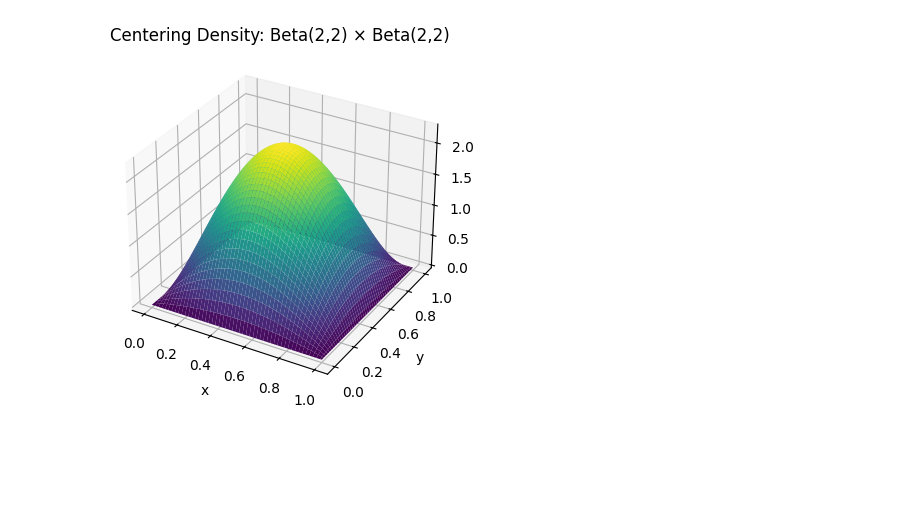
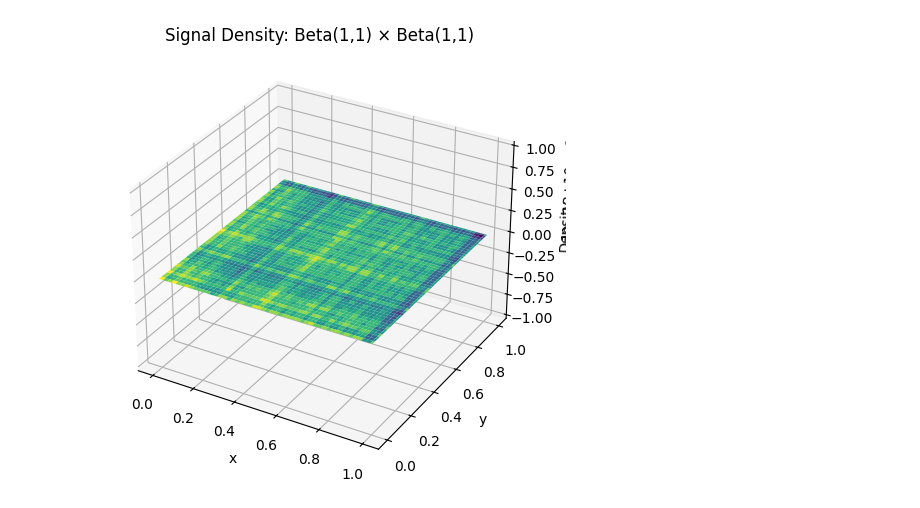
Before and after one commit to lliu426/wcETEL, a Jupyter notebook: wcETEL (2D)/wcETEL_2d.ipynb, the cells around one changed output. Drawn from its saved outputs; the diff is of its cells as text; code cells hidden in the pictures; blank space fills up the shorter version.

```diff
--- a/wcETEL (2D)/wcETEL_2d.ipynb
+++ b/wcETEL (2D)/wcETEL_2d.ipynb
@@ -182,24 +204,25 @@ class OptimalTransport2D(PowerDiagram2D):
 N = 300               # Total number of samples
 n_noise = 7           # Number of noise samples per corner
 n_signal = N - 2 * n_noise
+p = 1
 np.random.seed(42)    # Reproducibility
 
-# --- Signal from Beta(3,3) x Beta(3,3) ---
+# --- Signal from Beta(p,p) x Beta(p,p) ---
 signal = np.column_stack((
-    beta.rvs(3, 3, size=n_signal),
-    beta.rvs(3, 3, size=n_signal)
+    beta.rvs(p, p, size=n_signal),
+    beta.rvs(p, p, size=n_signal)
 ))
 
-# --- Noise cluster near (0,0) ---
+# --- Noise cluster 1
 noise1 = np.column_stack((
-    beta.rvs(0.1, 100, size=n_noise),  # very tight near 0
-    beta.rvs(0.1, 100, size=n_noise)
+    beta.rvs(1, 50, size=n_noise),
+    beta.rvs(1, 50, size=n_noise)
 ))
 
-# --- Noise cluster near (1,1) ---
+# --- Noise cluster 2
 noise2 = np.column_stack((
-    beta.rvs(100, 0.1, size=n_noise),  # very tight near 1
-    beta.rvs(100, 0.1, size=n_noise)
+    beta.rvs(50, 1, size=n_noise),
+    beta.rvs(50, 1, size=n_noise)
 ))
 
 # --- Combine and arrange ---
@@ -290,23 +313,25 @@ Final error after loop: 9.13e-21
 # %%
 x = ot.weights
 # %%
-# 2. Surface plot of 2D centering density Beta(2,2) x Beta(2,2)
 xs = np.linspace(0, 1, 100)
 ys = np.linspace(0, 1, 100)
 Xg, Yg = np.meshgrid(xs, ys)
-Z = 6 * Xg * (1 - Xg) * 6 * Yg * (1 - Yg)
 
-fig = plt.figure(figsize=(12, 4))
-ax = fig.add_subplot(1, 2, 2, projection='3d')
+# --- Joint density for Beta(p,p) × Beta(p,p) ---
+Z = beta.pdf(Xg, p, p) * beta.pdf(Yg, p, p)
+
+# --- Plotting ---
+fig = plt.figure()
+ax = fig.add_subplot(1, 1, 1, projection='3d')
 ax.plot_surface(Xg, Yg, Z, cmap='viridis', edgecolor='none')
-ax.set_title("Centering Density: Beta(2,2) × Beta(2,2)")
+ax.set_title(f"Signal Density: Beta({p},{p}) × Beta({p},{p})")
 ax.set_xlabel("x")
 ax.set_ylabel("y")
 ax.set_zlabel("Density")
 plt.tight_layout()
 plt.show()
 # %% [output]
-[figure, old version]
+[figure, new version]
 # %%
 # Plot updated masses vs uniform masses
 final_masses = masses
```
Also changed, not shown: parts of 6 cells of this notebook.
